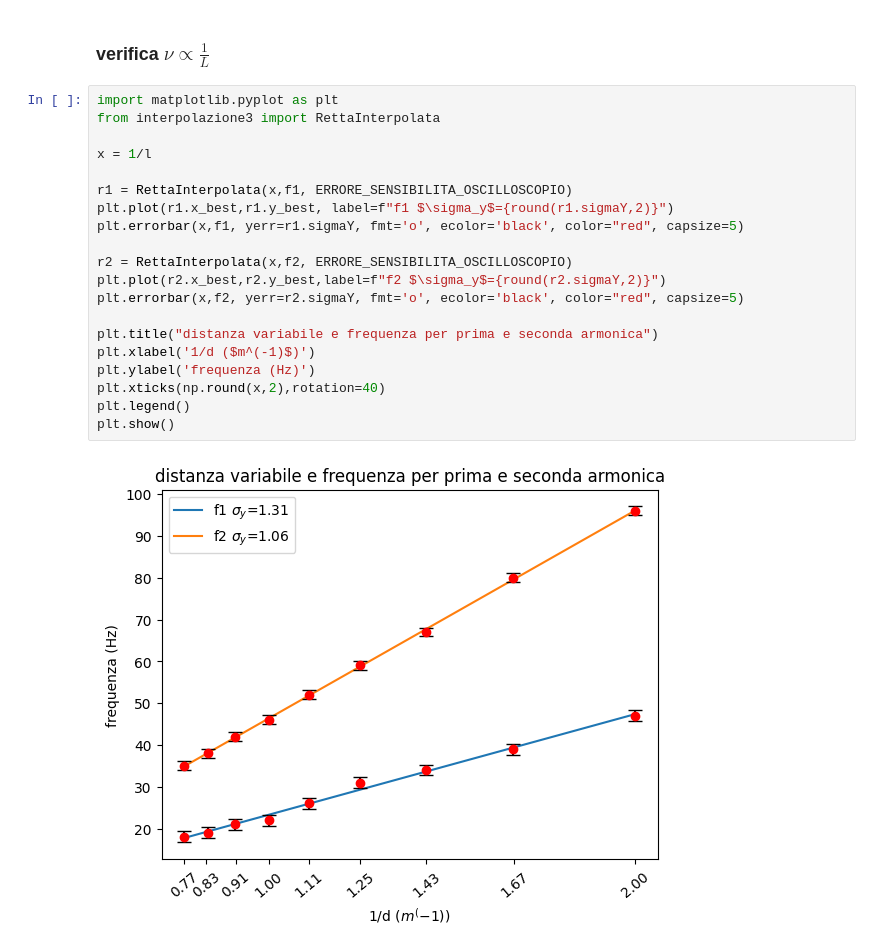
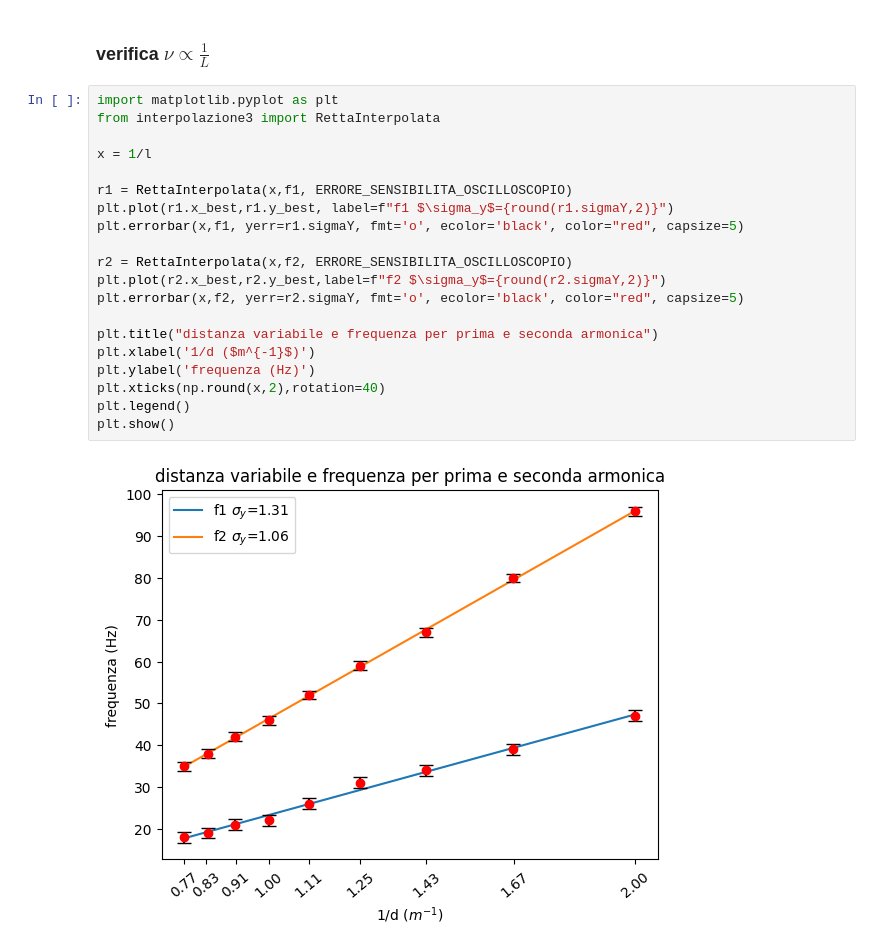
Before and after one commit to CarminatiGiovanni/LaboratorioFisica1, a Jupyter notebook: CORDA/PYTHON/distanza_variabile_(3).ipynb, the cells around one changed output. Saved outputs shown, nothing was run; the diff lists cells and outputs as text.

```diff
--- a/CORDA/PYTHON/distanza_variabile_(3).ipynb
+++ b/CORDA/PYTHON/distanza_variabile_(3).ipynb
@@ -18,22 +22,22 @@ f2 = np.array(fr['f2']) # seconda onda stazionaria (più precisa)
 # %%
 import matplotlib.pyplot as plt
 from interpolazione3 import RettaInterpolata
 
 x = 1/l
 
 r1 = RettaInterpolata(x,f1, ERRORE_SENSIBILITA_OSCILLOSCOPIO)
 plt.plot(r1.x_best,r1.y_best, label=f"f1 $\sigma_y$={round(r1.sigmaY,2)}")
 plt.errorbar(x,f1, yerr=r1.sigmaY, fmt='o', ecolor='black', color="red", capsize=5)
 
 r2 = RettaInterpolata(x,f2, ERRORE_SENSIBILITA_OSCILLOSCOPIO)
 plt.plot(r2.x_best,r2.y_best,label=f"f2 $\sigma_y$={round(r2.sigmaY,2)}")
 plt.errorbar(x,f2, yerr=r2.sigmaY, fmt='o', ecolor='black', color="red", capsize=5)
 
 plt.title("distanza variabile e frequenza per prima e seconda armonica")
-plt.xlabel('1/d ($m^(-1)$)')
+plt.xlabel('1/d ($m^{-1}$)')
 plt.ylabel('frequenza (Hz)')
 plt.xticks(np.round(x,2),rotation=40)
 plt.legend()
 plt.show()
 # %% [output]
-[figure, old version]
+[figure, new version]
```
Also changed, not shown: parts of 1 cell of this notebook, 3 other files.
